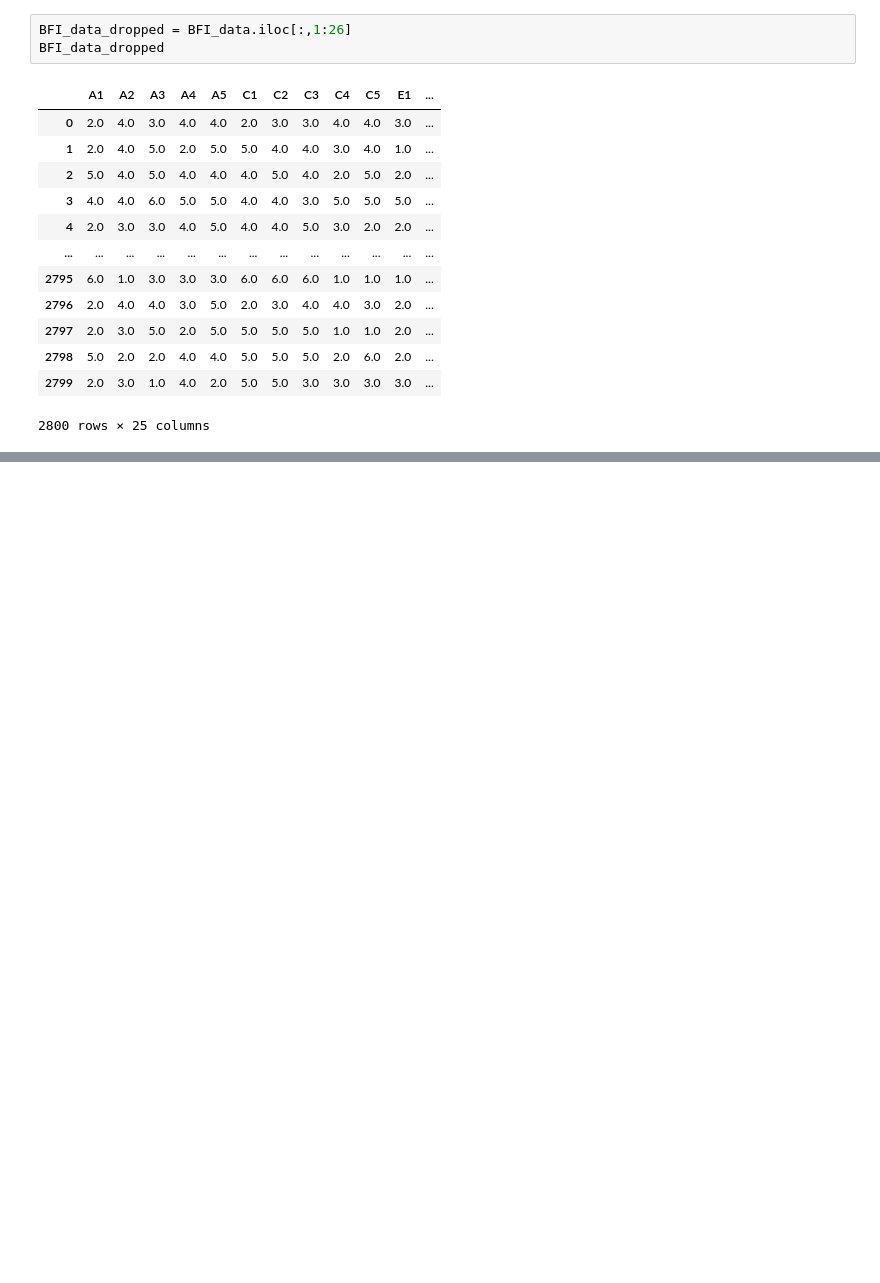
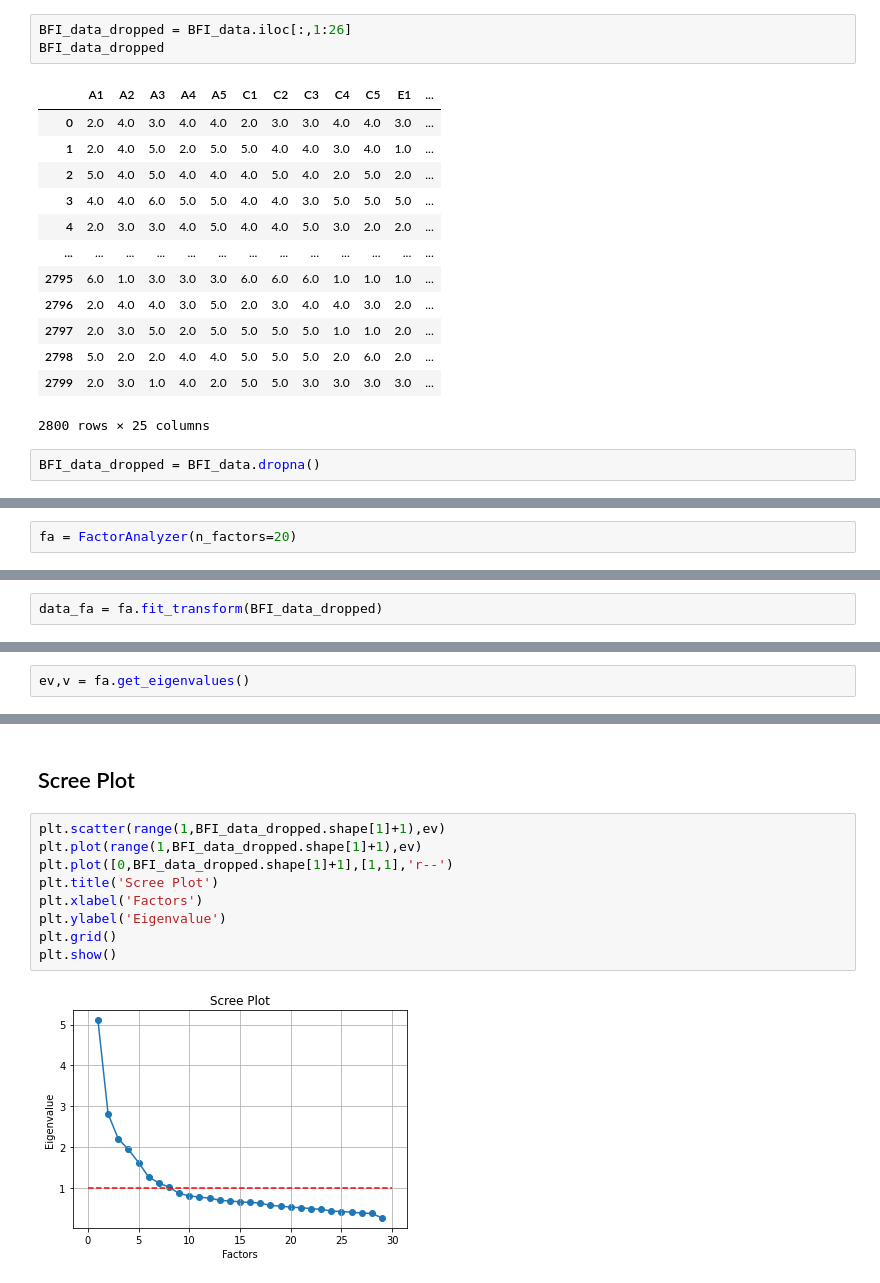
Before and after one commit to Umaporn19/multivariate, a Jupyter notebook: Chapter_5_Factor_Analysis.ipynb, the cells around one changed output, grey strips where cells are left out. Drawn from its saved outputs; the diff is of its cells as text; blank space fills up the shorter version.

Commit message:
Factor Loading

```diff
--- a/Chapter_5_Factor_Analysis.ipynb
+++ b/Chapter_5_Factor_Analysis.ipynb
@@ -77,3 +87,5 @@ BFI_data_dropped
 | 2798 | 5.0 | 2.0 | 2.0 | 4.0 | 4.0 | 5.0 | 5.0 | 5.0 | 2.0 | 6.0 | 2.0 | ... |
 | 2799 | 2.0 | 3.0 | 1.0 | 4.0 | 2.0 | 5.0 | 5.0 | 3.0 | 3.0 | 3.0 | 3.0 | ... |
 2800 rows × 25 columns
+# %%
+BFI_data_dropped = BFI_data.dropna()
@@ -79,0 +122,2 @@ BFI_data_dropped
+# %%
+fa = FactorAnalyzer(n_factors=20)
@@ -79,0 +126,2 @@ BFI_data_dropped
+# %%
+data_fa = fa.fit_transform(BFI_data_dropped)
@@ -79,0 +134,2 @@ BFI_data_dropped
+# %%
+ev,v = fa.get_eigenvalues()
@@ -79,0 +147,13 @@ BFI_data_dropped
+# %% [markdown]
+## Scree Plot
+# %%
+plt.scatter(range(1,BFI_data_dropped.shape[1]+1),ev)
+plt.plot(range(1,BFI_data_dropped.shape[1]+1),ev)
+plt.plot([0,BFI_data_dropped.shape[1]+1],[1,1],'r--')
+plt.title('Scree Plot')
+plt.xlabel('Factors')
+plt.ylabel('Eigenvalue')
+plt.grid()
+plt.show()
+# %% [output]
+[figure, added]
```
Also changed, not shown: parts of 20 cells of this notebook.
